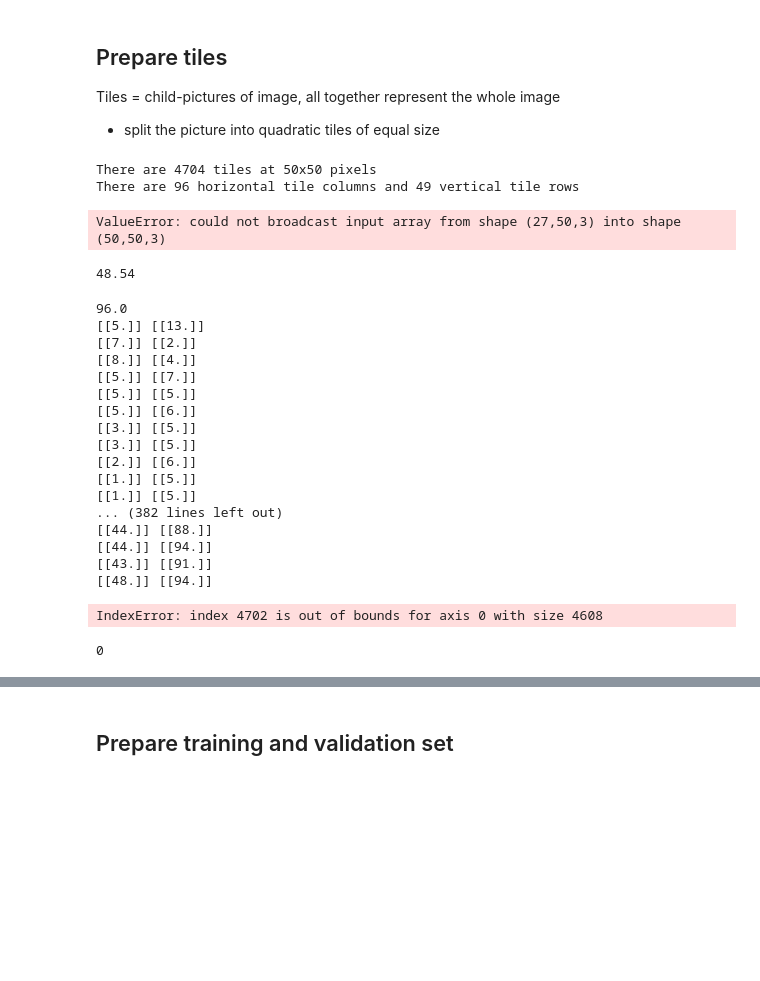
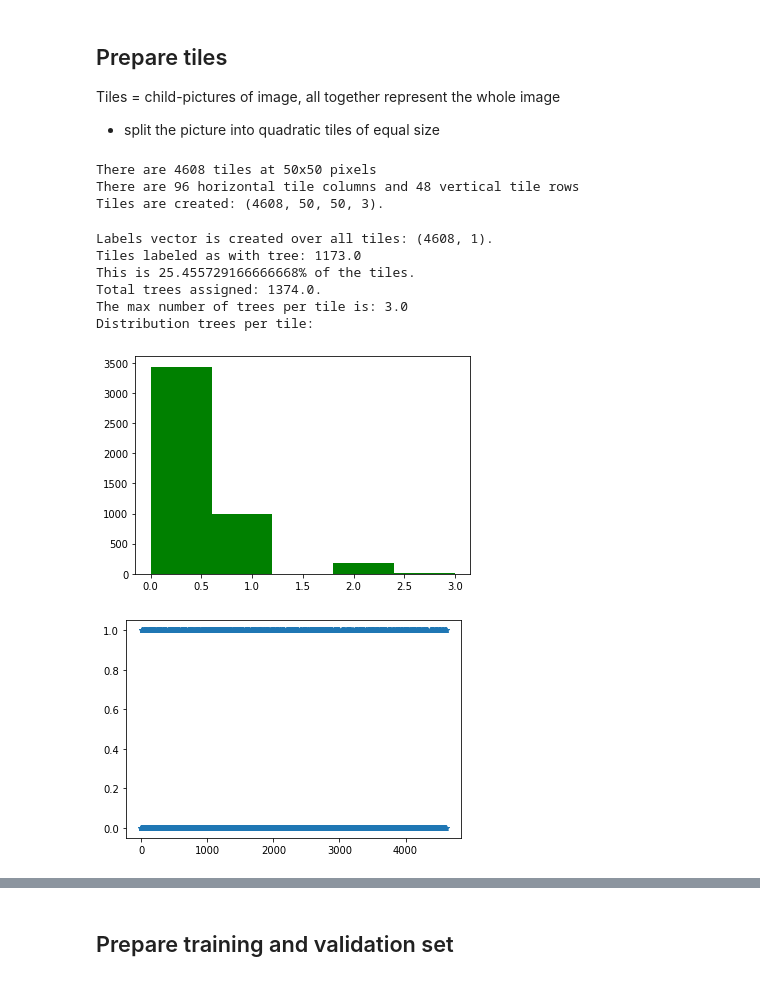
Before and after one commit to LuiseStrathe/urbaneagle_visionai, a Jupyter notebook: notebooks/Base_Model_02.ipynb, the cells around one changed output, grey strips where cells are left out. Cells and saved outputs as stored; diff of their text form; code cells hidden in the pictures; blank space fills up the shorter version.

```diff
--- a/notebooks/Base_Model_02.ipynb
+++ b/notebooks/Base_Model_02.ipynb
@@ -106,8 +107,9 @@ Tiles = child-pictures of image, all together represent the whole image
 # %%
 def make_tiles(image=image, i_width=i_width, i_height=i_height, tile_size=tile_size):
     # define the tiles
-    num_hor_tiles = int(np.ceil(i_width / tile_size))
-    num_ver_tiles = int(np.ceil(i_height / tile_size))
+    # rounded down to full tiles ignoring the last tile if it is not full
+    num_hor_tiles = int((i_width / tile_size))
+    num_ver_tiles = int((i_height / tile_size))
     num_tiles = num_hor_tiles * num_ver_tiles
     print(f"There are {num_tiles} tiles at {tile_size}x{tile_size} pixels")
     print(f"There are {num_hor_tiles} horizontal tile columns and {num_ver_tiles} vertical tile rows")
@@ -115,7 +117,8 @@ def make_tiles(image=image, i_width=i_width, i_height=i_height, tile_size=tile_s
     # prepare variables for the tiles
     image = np.array(image) # input image
     tiles = np.zeros((num_tiles, tile_size, tile_size, 3)) # all tile images
-    tile_info_initial = np.zeros((num_tiles, 6)) # (tile row, tile column, true_label, probability, x_mean, y_mean)
+    tile_info_initial = np.zeros((num_tiles, 6))
+    # tile_info: (tile row, tile column, true_label, probability, x_mean, y_mean)
 
     # create tiles
     for i in range(num_ver_tiles):
@@ -138,73 +141,62 @@ def make_tiles(image=image, i_width=i_width, i_height=i_height, tile_size=tile_s
 
 tiles, tile_info_initial, num_hor_tiles, num_ver_tiles = make_tiles()
 # %% [output]
-There are 4704 tiles at 50x50 pixels
-There are 96 horizontal tile columns and 49 vertical tile rows
+There are 4608 tiles at 50x50 pixels
+There are 96 horizontal tile columns and 48 vertical tile rows
+Tiles are created: (4608, 50, 50, 3).
-ValueError: could not broadcast input array from shape (27,50,3) into shape (50,50,3)
-# %%
-2427/50
-# %% [output]
-48.54
 # %%
-def label_tiles(labels=labels, tile_info_initial=tile_info_initial, tile_size=tile_size):
+def label_tiles(labels=labels, tile_info_initial=tile_info_initial, tile_size=tile_size, tiles=tiles):
+
+    # prepare variables
     num_tiles = tile_info_initial.shape[0]
-    num_horizontal_tiles = tile_info_initial[:,1].max() + 1 # number of horizontal tiles
-    print(num_horizontal_tiles)
-
-    # Labeling the tiles
+    num_horizontal_tiles = tile_info_initial[:,1].max() + 1
+    num_vertical_tiles = tile_info_initial[:,0].max() + 1
+    max_v = tile_size * num_vertical_tiles
+    max_h = tile_size * num_horizontal_tiles
     tile_labels = np.zeros((num_tiles, 1)) # labels for each tile: 0 = no tree, 1 = tree
     tile_dense = np.zeros((num_tiles, 1)) # number of trees in each tile = density of a tile
     tile_info = tile_info_initial
 
+    # Labeling the tiles
     for label in labels:
-        pos_horizontal = label[:,1] // tile_size  # tile column
-        pos_vertical = label[:,0] // tile_size  # tile row
+        # ignore if out of image range
+        v = label[:,0]
+        h = label[:,1]
 
-        print(pos_vertical, pos_horizontal)
-        tile_num = int(pos_vertical * (num_horizontal_tiles) + pos_horizontal)
-        tile_labels[tile_num] = 1
-        tile_dense[tile_num] += 1
-        tile_info[tile_num][2] = 1
+        if v<=max_v and h<=max_h:
+            # find the tile that contains the label
+            pos_horizontal = h // tile_size  # tile column
+            pos_vertical = v // tile_size  # tile row
+            tile_num = int(pos_vertical * (num_horizontal_tiles) + pos_horizontal)
+            tile_labels[tile_num] = 1
+            tile_dense[tile_num] += 1
+            tile_info[tile_num][2] = 1
 
     # print info on input labels
     print(f"Labels vector is created over all tiles: {tile_labels.shape}.")
     print(f"Tiles labeled as with tree: {tile_labels.sum()}")
     print(f"This is {tile_labels.sum()/tile_labels.shape[0]*100}% of the tiles.")
     print(f"Total trees assigned: {tile_dense.sum()}.")
 
     # show label distribution amongst tiles
     print(f"The max number of trees per tile is: {tile_dense.max()}")
     plt.hist(tile_dense, bins=5, color="green")
     print("Distribution trees per tile:")
     plt.show()
     plt.close()
     # check label distribution in histogram
     plt.plot(tile_info[:,2], '*')
     plt.show()
 
     return tile_info, tile_labels
 
 tile_info, tile_labels = label_tiles()
 # %% [output]
-96.0
-[[5.]] [[13.]]
-[[7.]] [[2.]]
-[[8.]] [[4.]]
-[[5.]] [[7.]]
-[[5.]] [[5.]]
-[[5.]] [[6.]]
-[[3.]] [[5.]]
-[[3.]] [[5.]]
-[[2.]] [[6.]]
-[[1.]] [[5.]]
-[[1.]] [[5.]]
-... (382 lines left out)
-[[44.]] [[88.]]
-[[44.]] [[94.]]
-[[43.]] [[91.]]
-[[48.]] [[94.]]
+Labels vector is created over all tiles: (4608, 1).
+Tiles labeled as with tree: 1173.0
+This is 25.455729166666668% of the tiles.
+Total trees assigned: 1374.0.
+The max number of trees per tile is: 3.0
+Distribution trees per tile:
-IndexError: index 4702 is out of bounds for axis 0 with size 4608
+[figure, added]
+[figure, added]
-# %%
-1//50
-# %% [output]
-0
```
Also changed, not shown: parts of 18 cells of this notebook, 8 other files.
